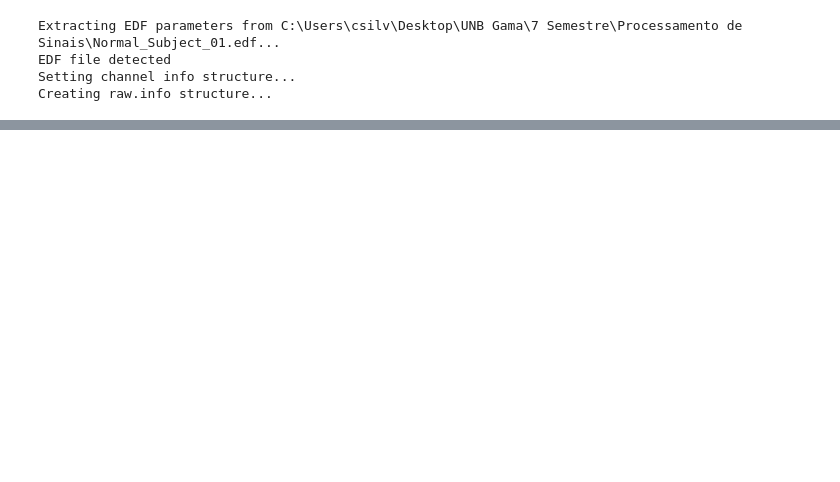
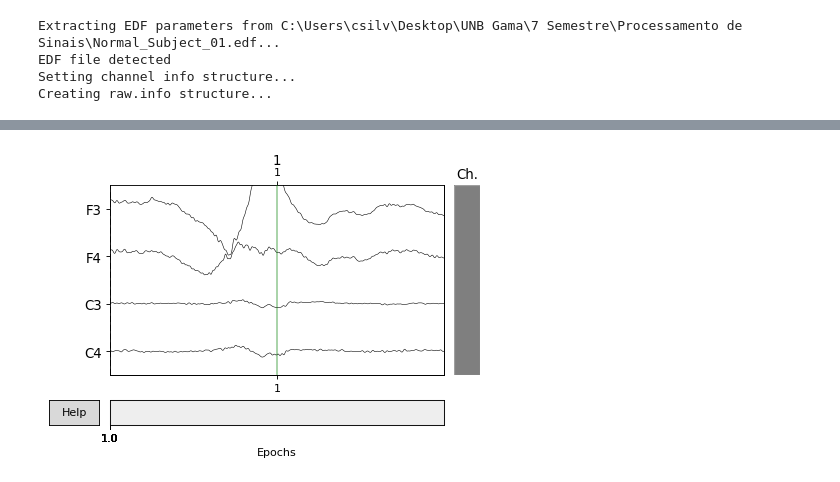
Before and after one commit to gabrielcsilva/Proj_final_PDS, a Jupyter notebook: Codigos/Trabalho final.ipynb, the cells around one changed output, grey strips where cells are left out. Drawn from its saved outputs; the diff is of its cells as text; code cells hidden in the pictures; blank space fills up the shorter version.

```diff
--- a/Codigos/Trabalho final.ipynb
+++ b/Codigos/Trabalho final.ipynb
@@ -104,0 +118,4 @@ epochs = mne.Epochs(raw, events, picks=picks) #Define trials
+# %%
+no_plot = epochs[4].plot(picks=['F3', 'F4', 'C3', 'C4'])
+# %% [output]
+[figure, added]
```
Also changed, not shown: parts of 15 cells of this notebook.
